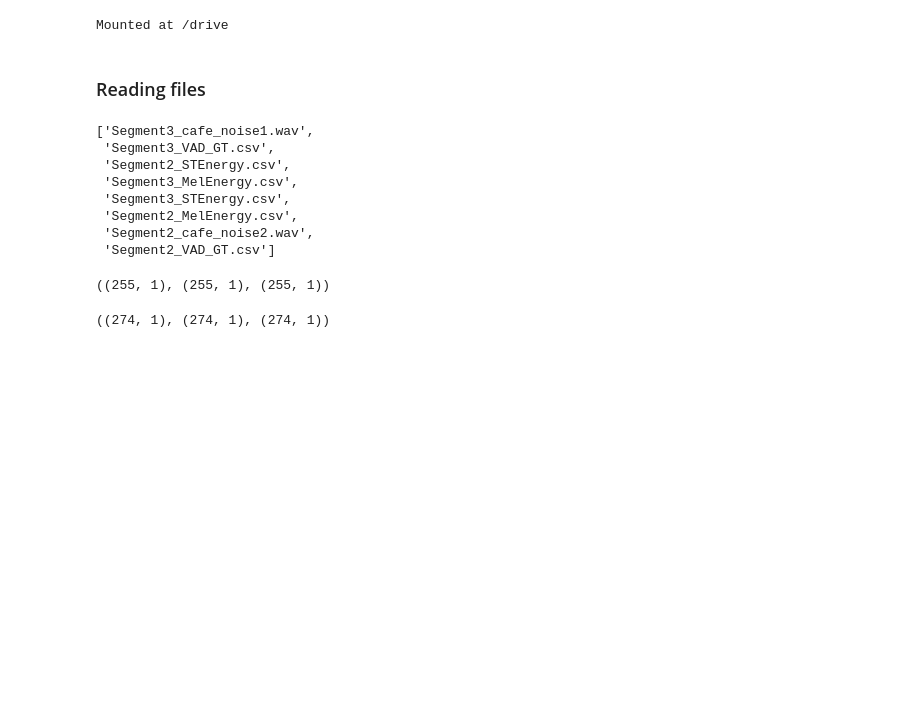
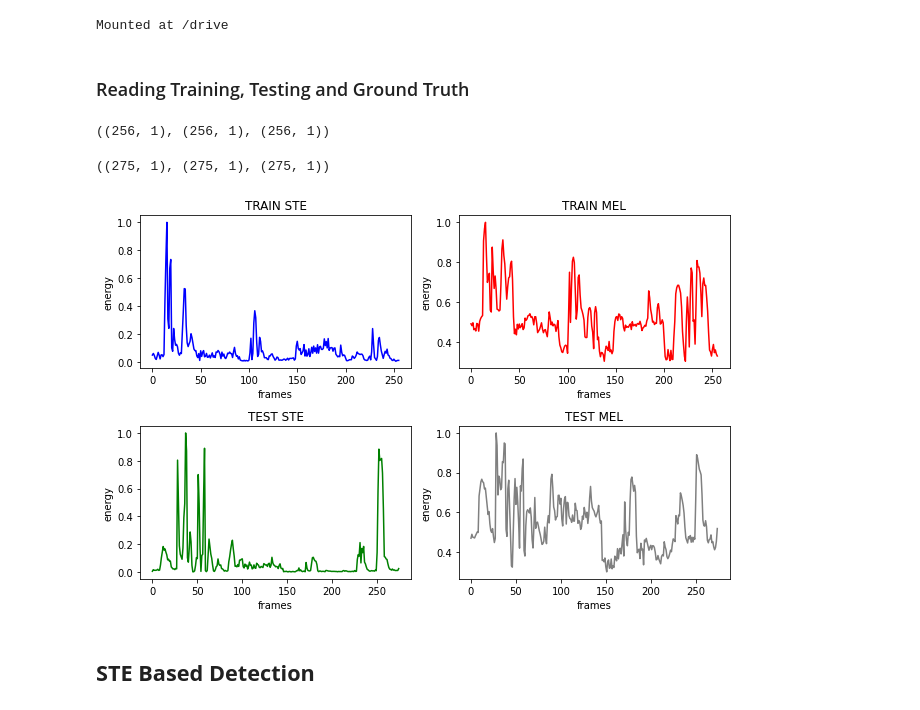
Before and after one commit to its-rajesh/Pattern-Recognition, a Jupyter notebook: PRA1Q1.ipynb, the cells around one changed output. Saved outputs shown, nothing was run; the diff lists cells and outputs as text; code cells hidden in the pictures; blank space fills up the shorter version.

```diff
--- a/PRA1Q1.ipynb
+++ b/PRA1Q1.ipynb
@@ -14,34 +14,55 @@ from google.colab import drive
 drive.mount('/drive')
 # %% [output]
 Mounted at /drive
-# %% [markdown]
-### Reading files
+# %% [markdown]
+### Reading Training, Testing and Ground Truth
 # %%
 path = '/drive/My Drive/Pattern Recognition/Assignment1/assign1_data/q1/'
 files = os.listdir(path)
-files
-# %% [output]
-['Segment3_cafe_noise1.wav',
- 'Segment3_VAD_GT.csv',
- 'Segment2_STEnergy.csv',
- 'Segment3_MelEnergy.csv',
- 'Segment3_STEnergy.csv',
- 'Segment2_MelEnergy.csv',
- 'Segment2_cafe_noise2.wav',
- 'Segment2_VAD_GT.csv']
 # %%
-train_ste = pd.read_csv(path+'Segment2_STEnergy.csv')
-train_mel = pd.read_csv(path+'Segment2_MelEnergy.csv')
-train_gt = pd.read_csv(path+'Segment2_VAD_GT.csv')
+train_ste = pd.read_csv(path+'Segment2_STEnergy.csv', header=None)
+train_mel = pd.read_csv(path+'Segment2_MelEnergy.csv', header=None)
+train_gt = pd.read_csv(path+'Segment2_VAD_GT.csv', header = None)
 
 train_ste.shape, train_mel.shape, train_gt.shape
 # %% [output]
-((255, 1), (255, 1), (255, 1))
+((256, 1), (256, 1), (256, 1))
 # %%
-test_ste = pd.read_csv(path+'Segment3_STEnergy.csv')
-test_mel = pd.read_csv(path+'Segment3_MelEnergy.csv')
-test_gt = pd.read_csv(path+'Segment3_VAD_GT.csv')
+test_ste = pd.read_csv(path+'Segment3_STEnergy.csv', header=None)
+test_mel = pd.read_csv(path+'Segment3_MelEnergy.csv', header=None)
+test_gt = pd.read_csv(path+'Segment3_VAD_GT.csv', header=None)
 
 test_ste.shape, test_mel.shape, test_gt.shape
 # %% [output]
-((274, 1), (274, 1), (274, 1))
+((275, 1), (275, 1), (275, 1))
+# %%
+plt.subplot(2, 2, 1)
+plt.plot(train_ste, 'blue')
+plt.title("TRAIN STE")
+plt.xlabel('frames')
+plt.ylabel('energy')
+
+plt.subplot(2, 2, 2)
+plt.plot(train_mel, 'red')
+plt.title("TRAIN MEL")
+plt.xlabel('frames')
+plt.ylabel('energy')
+
+plt.subplot(2, 2, 3)
+plt.plot(test_ste, 'green')
+plt.title("TEST STE")
+plt.xlabel('frames')
+plt.ylabel('energy')
+
+plt.subplot(2, 2, 4)
+plt.plot(test_mel, 'gray')
+plt.title("TEST MEL")
+plt.xlabel('frames')
+plt.ylabel('energy')
+
+plt.tight_layout(rect=(0, 0, 1.5, 1.5))
+plt.show()
+# %% [output]
+[figure, added]
+# %% [markdown]
+## **STE Based Detection**
```
